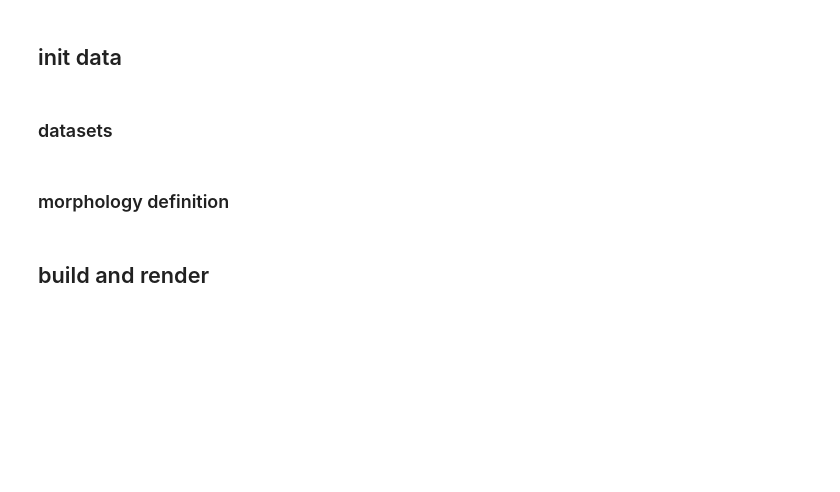
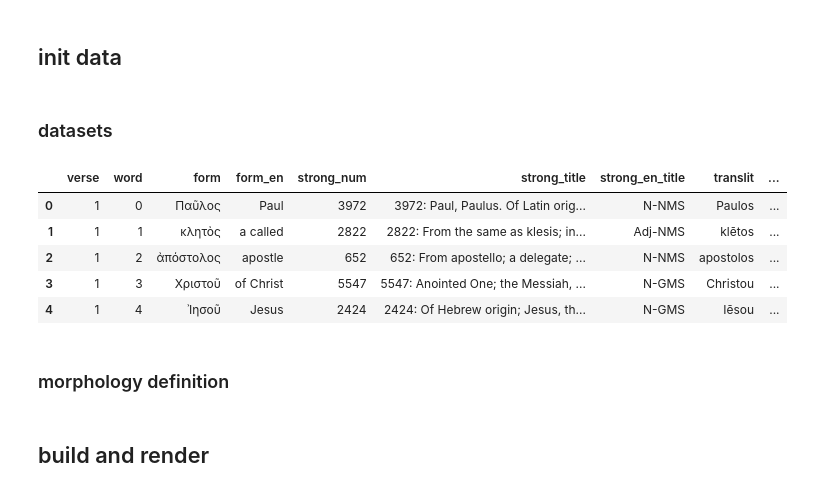
Before and after one commit to ewilpeers/new-testament, a Jupyter notebook: 5renderNT_HTML.ipynb, the cells around one changed output. Cells and saved outputs as stored; diff of their text form; code cells hidden in the pictures; blank space fills up the shorter version.

```diff
--- a/5renderNT_HTML.ipynb
+++ b/5renderNT_HTML.ipynb
@@ -15,6 +15,15 @@ strongs_g = strongs_df.groupby(["book", "chapter", "verse"])
 lv_g = lv65_df.groupby(["book", "chapter", "verse"])
 l24_g = l24_df.groupby(["book", "chapter", "verse"])
 l1694_g = l1694_df.groupby(["book", "chapter", "verse"])
+# %%
+strongs_df.head()
+# %% [output]
+|  | verse | word | form | form_en | strong_num | strong_title | strong_en_title | translit | ... |
+| 0 | 1 | 0 | Παῦλος | Paul | 3972 | 3972: Paul, Paulus. Of Latin orig... | N-NMS | Paulos | ... |
+| 1 | 1 | 1 | κλητὸς | a called | 2822 | 2822: From the same as klesis; in... | Adj-NMS | klētos | ... |
+| 2 | 1 | 2 | ἀπόστολος | apostle | 652 | 652: From apostello; a delegate; ... | N-NMS | apostolos | ... |
+| 3 | 1 | 3 | Χριστοῦ | of Christ | 5547 | 5547: Anointed One; the Messiah, ... | N-GMS | Christou | ... |
+| 4 | 1 | 4 | Ἰησοῦ | Jesus | 2424 | 2424: Of Hebrew origin; Jesus, th... | N-GMS | Iēsou | ... |
 # %% [markdown]
 ### morphology definition
 # %%
```
Also changed, not shown: parts of 2 cells of this notebook, 1 other file.
